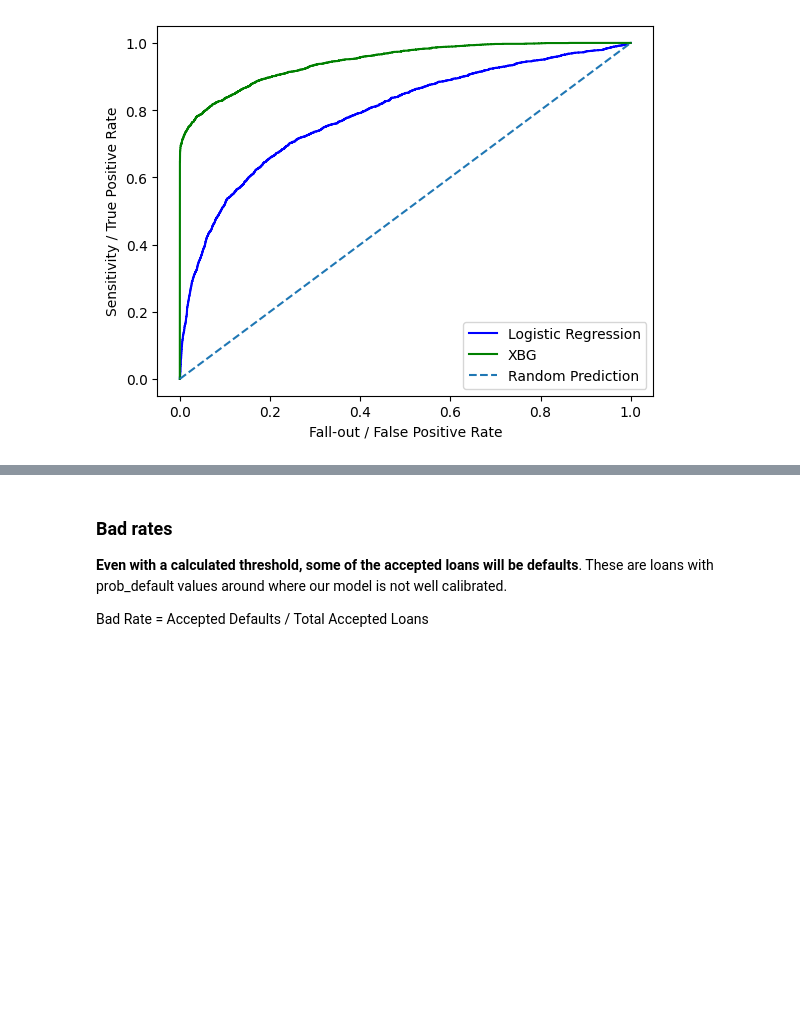
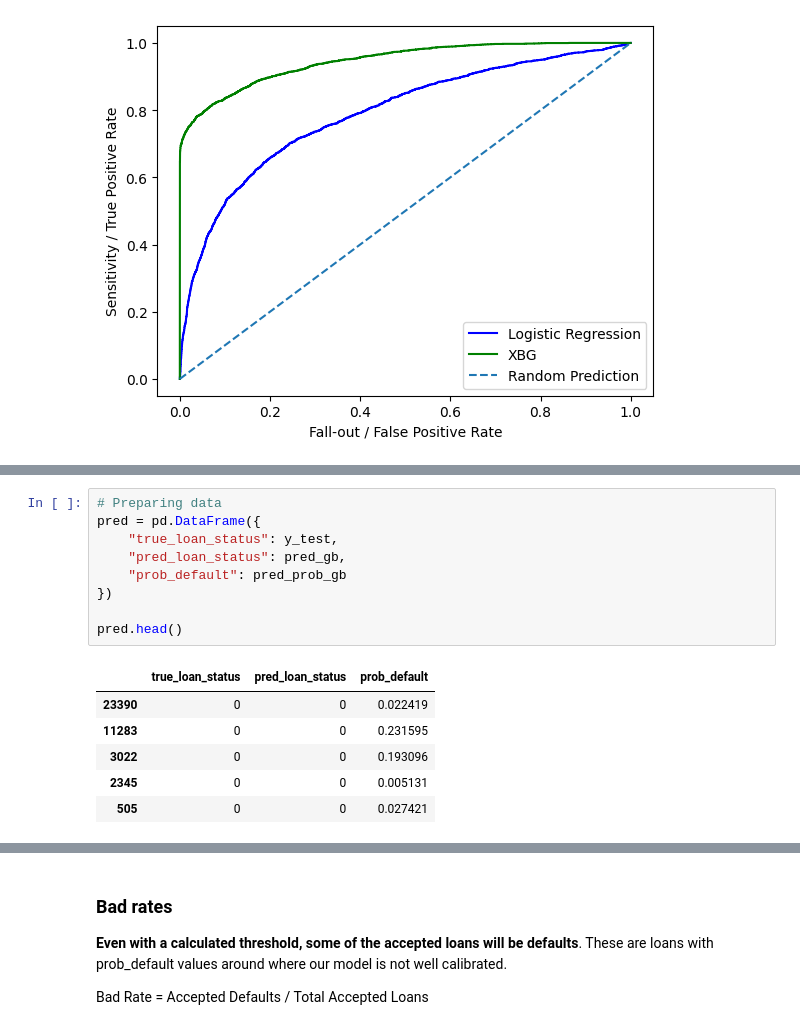
Before and after one commit to gio-remo/workbook-python, a Jupyter notebook: 04_Credit-Risk-Modeling/Credit Risk Modeling 4.ipynb, the cells around one changed output, grey strips where cells are left out. Cells and saved outputs as stored; diff of their text form; blank space fills up the shorter version.

```diff
--- a/04_Credit-Risk-Modeling/Credit Risk Modeling 4.ipynb
+++ b/04_Credit-Risk-Modeling/Credit Risk Modeling 4.ipynb
@@ -106,3 +106,19 @@ Previously we set a threshold for a range of prob_default values. This was used
 **Acceptance rate**: percentage of new loans that are accepted to keep low the number of defaults in portfolio.
 
 ![image.png](attachment:image.png)
+# %%
+# Preparing data
+pred = pd.DataFrame({
+    "true_loan_status": y_test,
+    "pred_loan_status": pred_gb,
+    "prob_default": pred_prob_gb
+})
+
+pred.head()
+# %% [output]
+|  | true_loan_status | pred_loan_status | prob_default |
+| 23390 | 0 | 0 | 0.022419 |
+| 11283 | 0 | 0 | 0.231595 |
+| 3022 | 0 | 0 | 0.193096 |
+| 2345 | 0 | 0 | 0.005131 |
+| 505 | 0 | 0 | 0.027421 |
```
Also changed, not shown: parts of 5 cells of this notebook.
